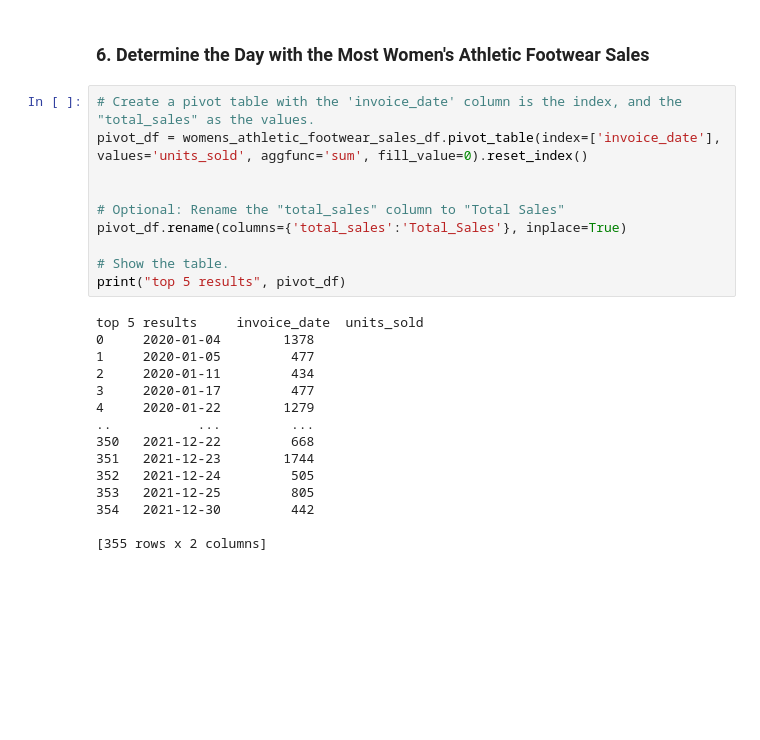
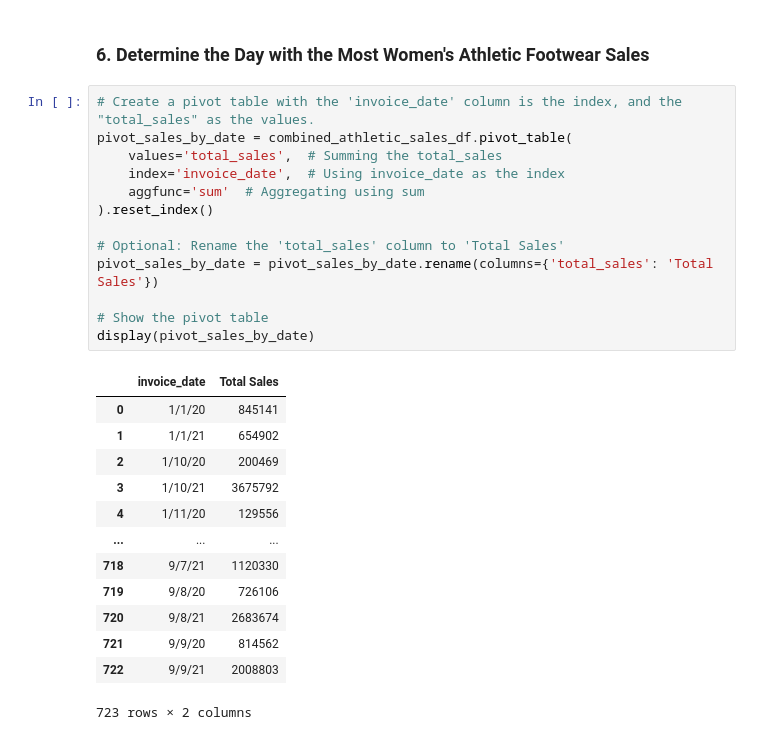
Before and after one commit to WELLSGITHUB/athletic_sales_analysis, a Jupyter notebook: athletic_sales_analysis.ipynb, the cells around one changed output. Cells and saved outputs as stored; diff of their text form; blank space fills up the shorter version.

```diff
--- a/athletic_sales_analysis.ipynb
+++ b/athletic_sales_analysis.ipynb
@@ -303,26 +317,28 @@ top 5 results     region     state          city  units_sold
 ### 6. Determine the Day with the Most Women's Athletic Footwear Sales
 # %%
 # Create a pivot table with the 'invoice_date' column is the index, and the "total_sales" as the values.
-pivot_df = womens_athletic_footwear_sales_df.pivot_table(index=['invoice_date'], values='units_sold', aggfunc='sum', fill_value=0).reset_index()
+pivot_sales_by_date = combined_athletic_sales_df.pivot_table(
+    values='total_sales',  # Summing the total_sales
+    index='invoice_date',  # Using invoice_date as the index
+    aggfunc='sum'  # Aggregating using sum
+).reset_index()
 
+# Optional: Rename the 'total_sales' column to 'Total Sales'
+pivot_sales_by_date = pivot_sales_by_date.rename(columns={'total_sales': 'Total Sales'})
 
-# Optional: Rename the "total_sales" column to "Total Sales"
-pivot_df.rename(columns={'total_sales':'Total_Sales'}, inplace=True)
-
-# Show the table.
-print("top 5 results", pivot_df)
+# Show the pivot table
+display(pivot_sales_by_date)
 # %% [output]
+|  | invoice_date | Total Sales |
+| 0 | 1/1/20 | 845141 |
+| 1 | 1/1/21 | 654902 |
+| 2 | 1/10/20 | 200469 |
+| 3 | 1/10/21 | 3675792 |
+| 4 | 1/11/20 | 129556 |
+| ... | ... | ... |
+| 718 | 9/7/21 | 1120330 |
+| 719 | 9/8/20 | 726106 |
+| 720 | 9/8/21 | 2683674 |
+| 721 | 9/9/20 | 814562 |
+| 722 | 9/9/21 | 2008803 |
-top 5 results     invoice_date  units_sold
-0     2020-01-04        1378
-1     2020-01-05         477
-2     2020-01-11         434
-3     2020-01-17         477
-4     2020-01-22        1279
-..           ...         ...
-350   2021-12-22         668
-351   2021-12-23        1744
-352   2021-12-24         505
-353   2021-12-25         805
-354   2021-12-30         442
-
-[355 rows x 2 columns]
+723 rows × 2 columns
```
Also changed, not shown: parts of 22 cells of this notebook.
